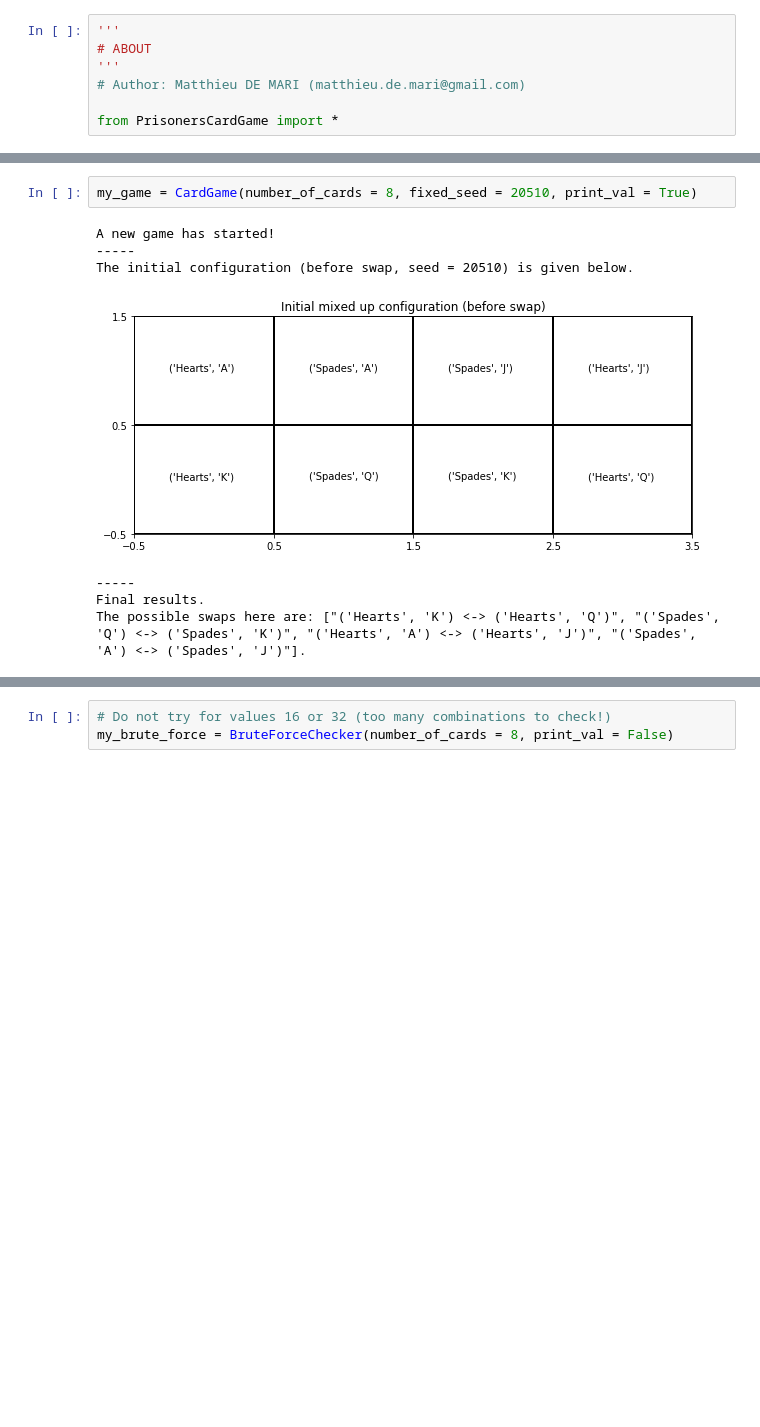
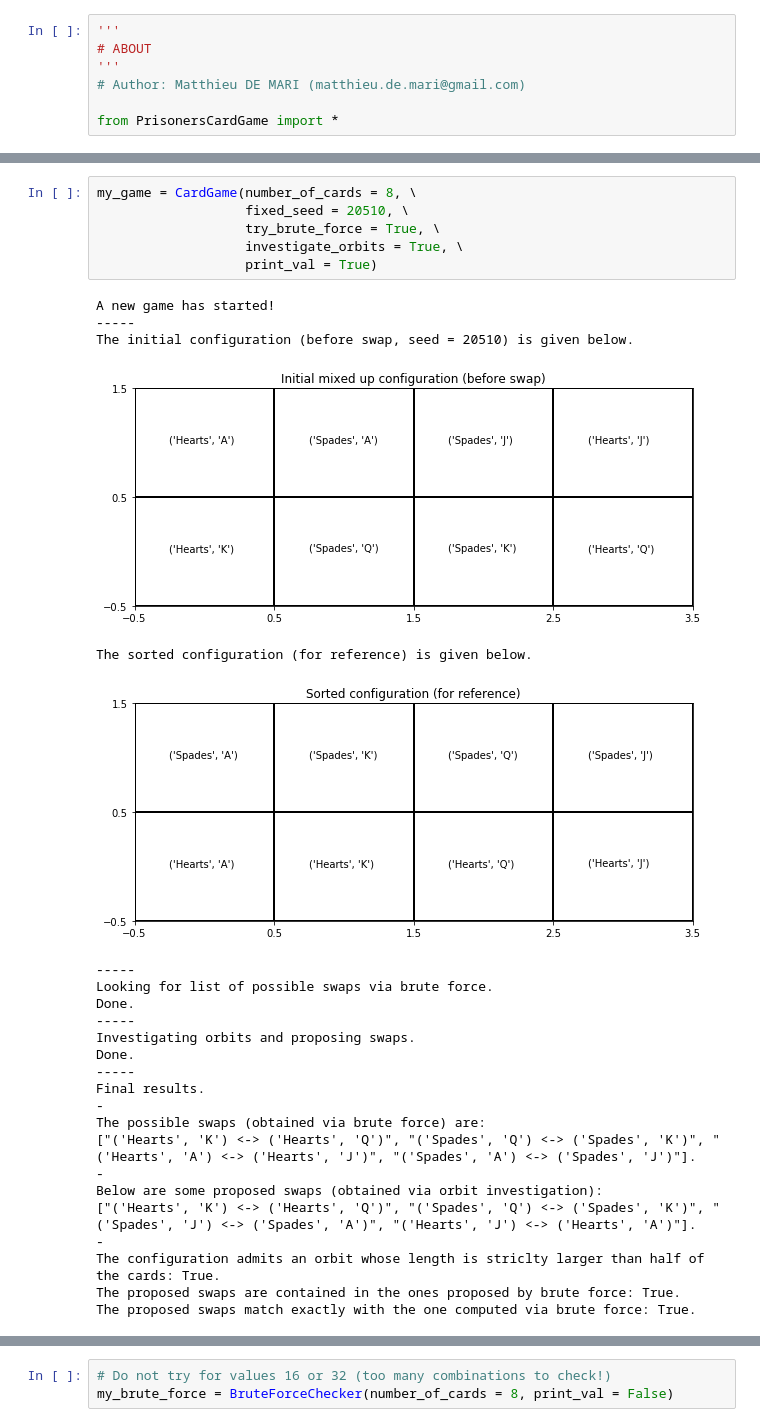
Before and after one commit to matthieudemari/MEJ2019-Two_Prisoners_Card_Game, a Jupyter notebook: Cards vs 2 prisonners.ipynb, the cells around one changed output, grey strips where cells are left out. Drawn from its saved outputs; the diff is of its cells as text; blank space fills up the shorter version.

```diff
--- a/Cards vs 2 prisonners.ipynb
+++ b/Cards vs 2 prisonners.ipynb
@@ -8,10 +41,31 @@ from PrisonersCardGame import *
 # %%
-my_game = CardGame(number_of_cards = 8, fixed_seed = 20510, print_val = True)
+my_game = CardGame(number_of_cards = 8, \
+                   fixed_seed = 20510, \
+                   try_brute_force = True, \
+                   investigate_orbits = True, \
+                   print_val = True)
 # %% [output]
 A new game has started!
 -----
 The initial configuration (before swap, seed = 20510) is given below.
-[figure, old version]
+[figure, new version]
------
-Final results.
-The possible swaps here are: ["('Hearts', 'K') <-> ('Hearts', 'Q')", "('Spades', 'Q') <-> ('Spades', 'K')", "('Hearts', 'A') <-> ('Hearts', 'J')", "('Spades', 'A') <-> ('Spades', 'J')"].
+The sorted configuration (for reference) is given below.
+[figure, added]
+-----
+Looking for list of possible swaps via brute force.
+Done.
+-----
+Investigating orbits and proposing swaps.
+Done.
+-----
+Final results.
+-
+The possible swaps (obtained via brute force) are:
+["('Hearts', 'K') <-> ('Hearts', 'Q')", "('Spades', 'Q') <-> ('Spades', 'K')", "('Hearts', 'A') <-> ('Hearts', 'J')", "('Spades', 'A') <-> ('Spades', 'J')"].
+-
+Below are some proposed swaps (obtained via orbit investigation):
+["('Hearts', 'K') <-> ('Hearts', 'Q')", "('Spades', 'Q') <-> ('Spades', 'K')", "('Spades', 'J') <-> ('Spades', 'A')", "('Hearts', 'J') <-> ('Hearts', 'A')"].
+-
+The configuration admits an orbit whose length is striclty larger than half of the cards: True.
+The proposed swaps are contained in the ones proposed by brute force: True.
+The proposed swaps match exactly with the one computed via brute force: True.
```
Also changed, not shown: parts of 8 cells of this notebook, 1 other file.
